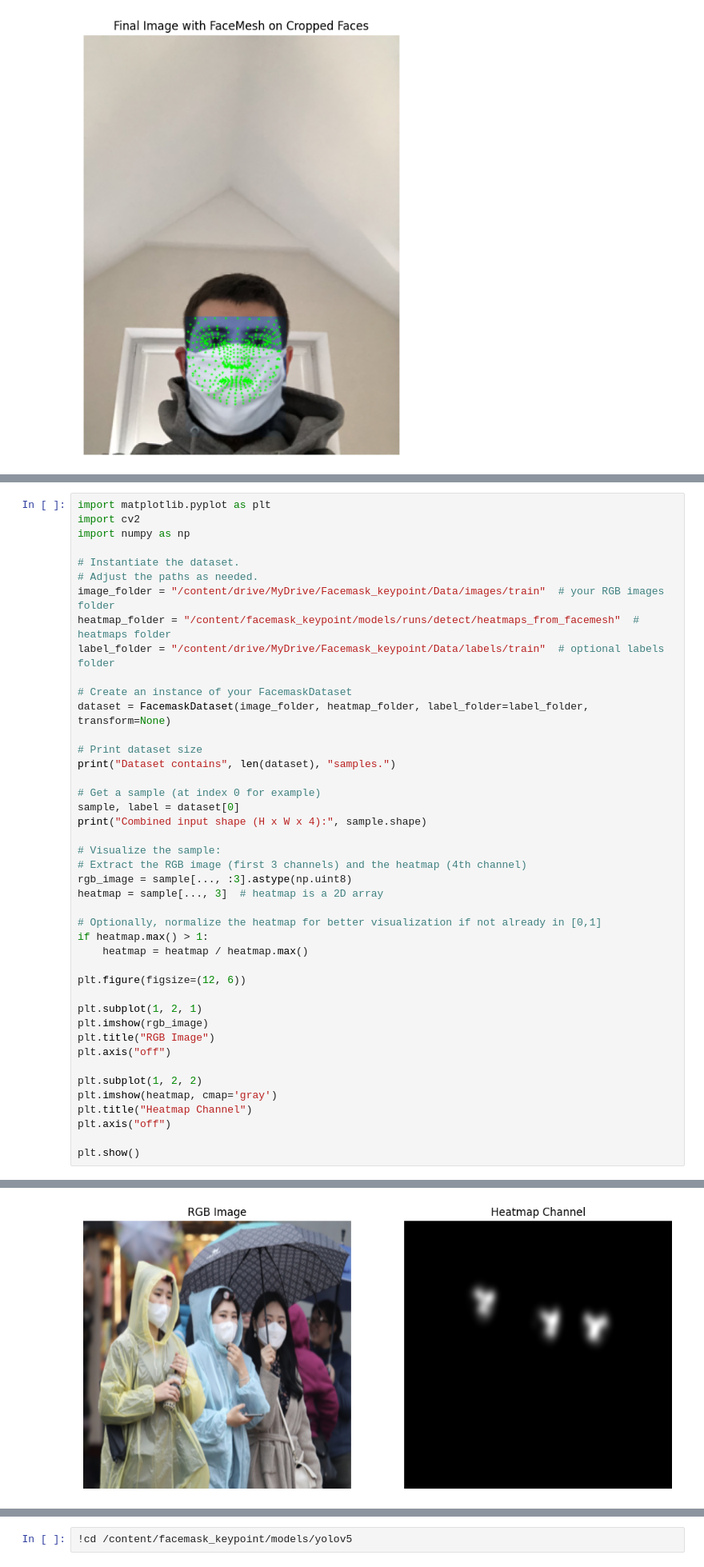
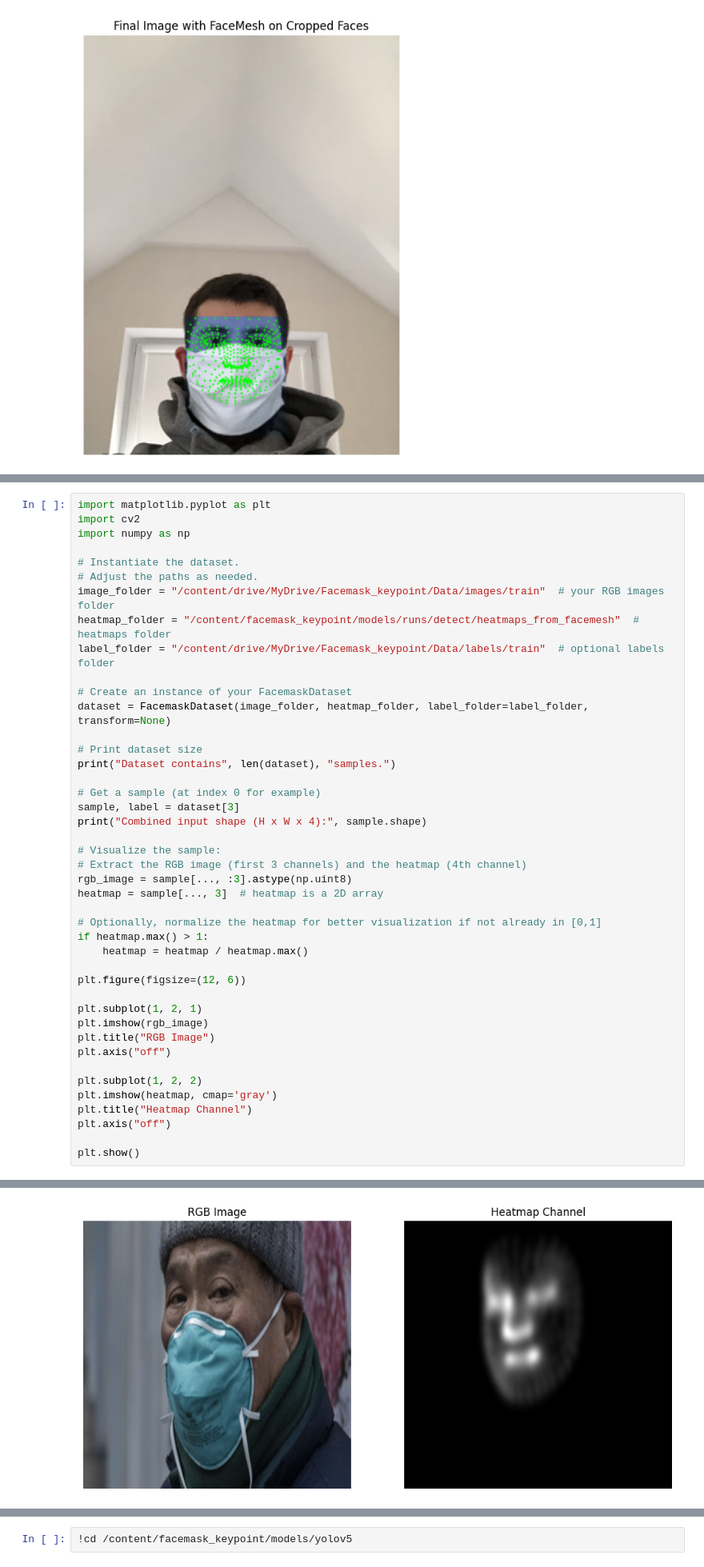
Before and after one commit to jintn/facemask_keypoint, a Jupyter notebook: models/yolov5_facemask.ipynb, the cells around one changed output, grey strips where cells are left out. Shown at 80% size. Drawn from its saved outputs; the diff is of its cells as text.

```diff
--- a/models/yolov5_facemask.ipynb
+++ b/models/yolov5_facemask.ipynb
@@ -805,35 +806,35 @@ dataset = FacemaskDataset(image_folder, heatmap_folder, label_folder=label_folde
 print("Dataset contains", len(dataset), "samples.")
 
 # Get a sample (at index 0 for example)
-sample, label = dataset[0]
+sample, label = dataset[3]
 print("Combined input shape (H x W x 4):", sample.shape)
 
 # Visualize the sample:
 # Extract the RGB image (first 3 channels) and the heatmap (4th channel)
 rgb_image = sample[..., :3].astype(np.uint8)
 heatmap = sample[..., 3]  # heatmap is a 2D array
 
 # Optionally, normalize the heatmap for better visualization if not already in [0,1]
 if heatmap.max() > 1:
     heatmap = heatmap / heatmap.max()
 
 plt.figure(figsize=(12, 6))
 
 plt.subplot(1, 2, 1)
 plt.imshow(rgb_image)
 plt.title("RGB Image")
 plt.axis("off")
 
 plt.subplot(1, 2, 2)
 plt.imshow(heatmap, cmap='gray')
 plt.title("Heatmap Channel")
 plt.axis("off")
 
 plt.show()
 # %% [output]
 Dataset contains 778 samples.
 Combined input shape (H x W x 4): (640, 640, 4)
-[figure, old version]
+[figure, new version]
 # %%
 import cv2, numpy as np, torch
 from pathlib import Path
```
Also changed, not shown: parts of 17 cells of this notebook.
